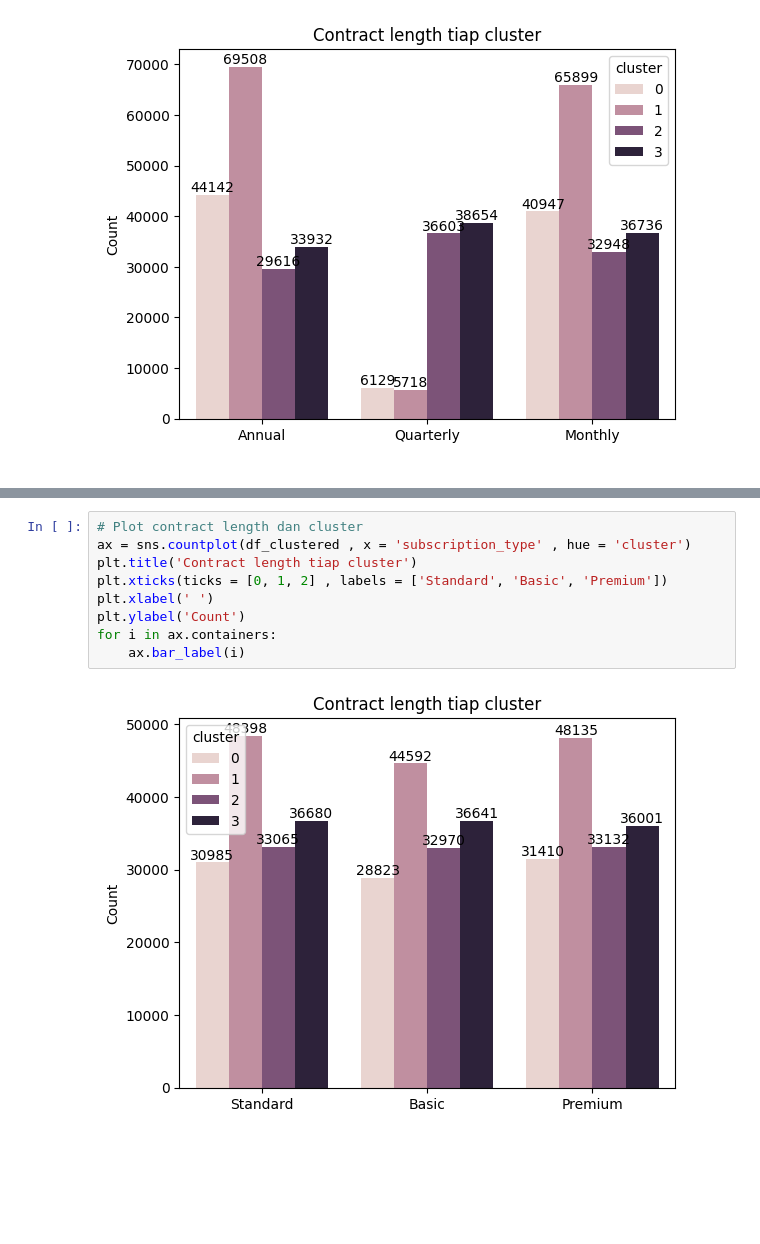
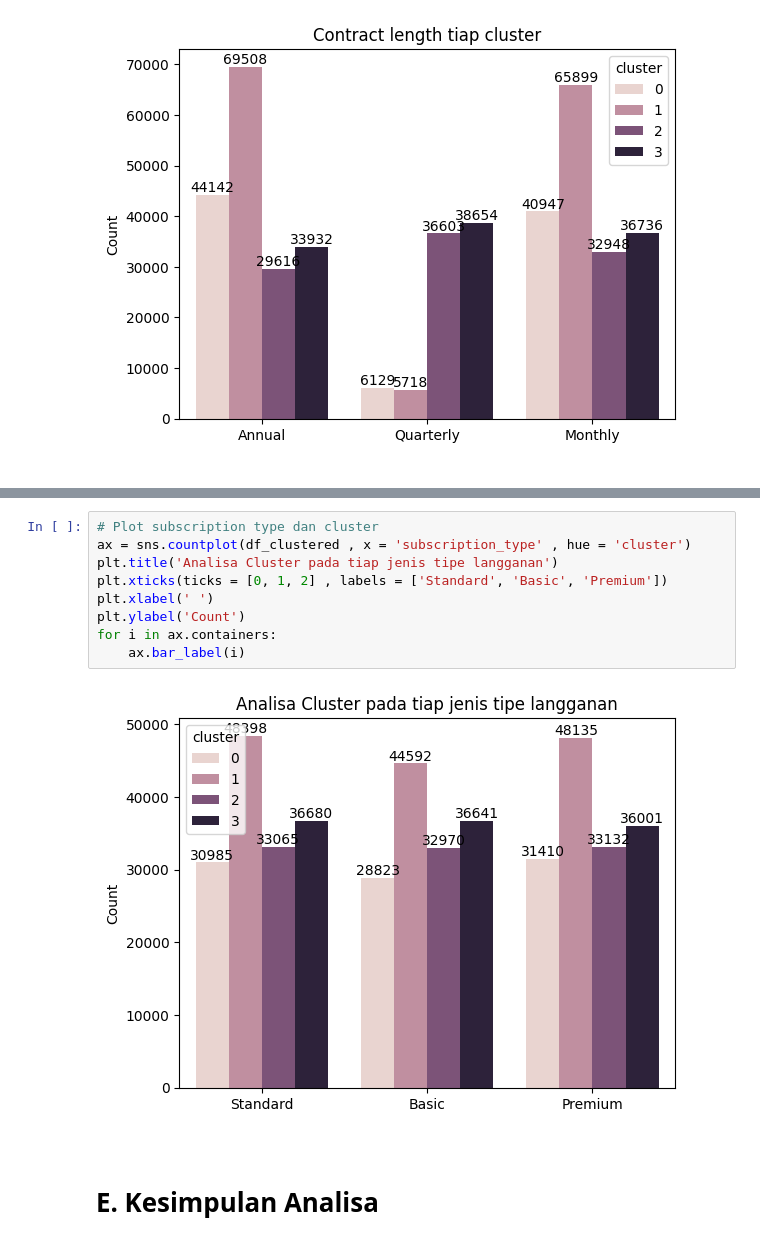
Before and after one commit to FTDS-assignment-bay/p2-final-project-ftds-033-rmt-group-002, a Jupyter notebook: EDA_after_clustering.ipynb, the cells around one changed output, grey strips where cells are left out. Cells and saved outputs as stored; diff of their text form; blank space fills up the shorter version.

```diff
--- a/EDA_after_clustering.ipynb
+++ b/EDA_after_clustering.ipynb
@@ -186,11 +221,13 @@ for i in ax.containers:
 # %%
-# Plot contract length dan cluster
+# Plot subscription type dan cluster
 ax = sns.countplot(df_clustered , x = 'subscription_type' , hue = 'cluster')
-plt.title('Contract length tiap cluster')
+plt.title('Analisa Cluster pada tiap jenis tipe langganan')
 plt.xticks(ticks = [0, 1, 2] , labels = ['Standard', 'Basic', 'Premium'])
 plt.xlabel(' ')
 plt.ylabel('Count')
 for i in ax.containers:
     ax.bar_label(i)
 # %% [output]
-[figure, old version]
+[figure, new version]
+# %% [markdown]
+# E. Kesimpulan Analisa
```
Also changed, not shown: parts of 10 cells of this notebook, 1 other file.
